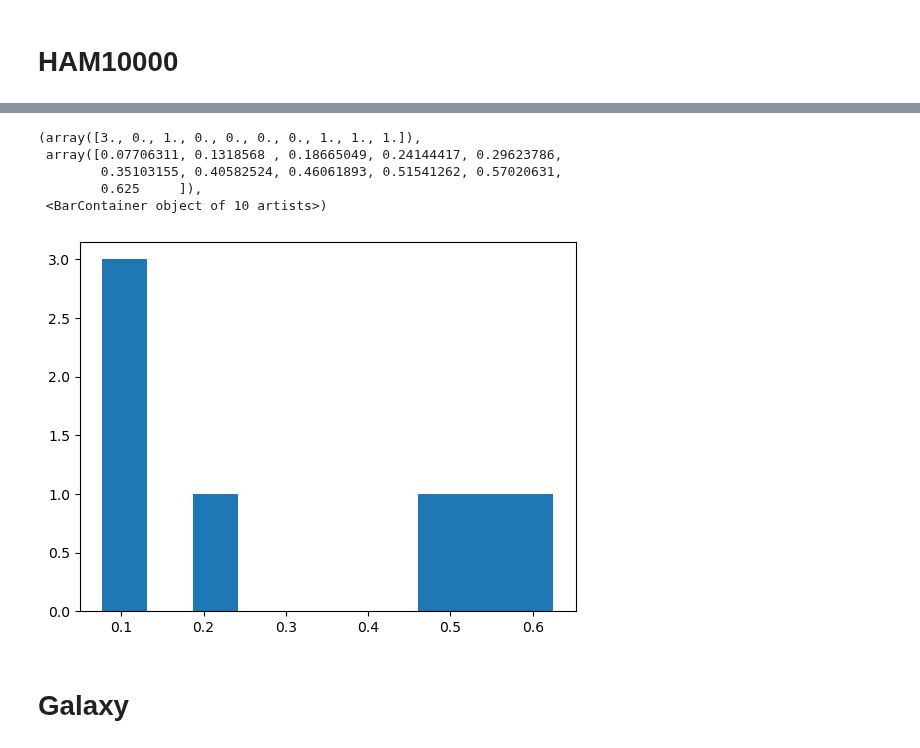
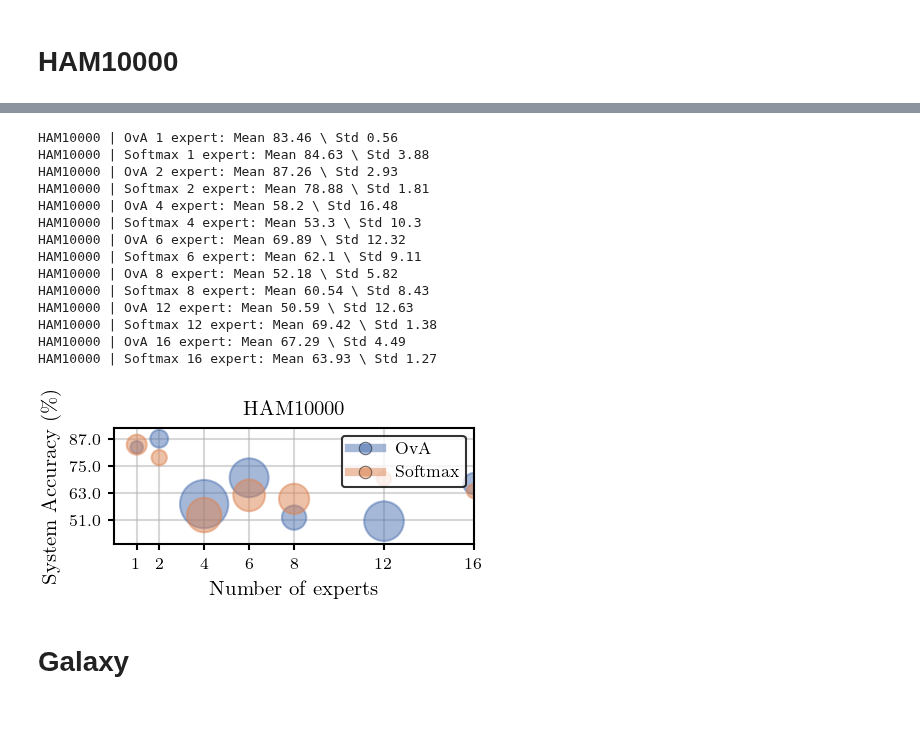
Before and after one commit to rajevv/Multi_L2D, a Jupyter notebook: CIFAR-10/results/datasets_scatter.ipynb, the cells around one changed output, grey strips where cells are left out. Cells and saved outputs as stored; diff of their text form; code cells hidden in the pictures; blank space fills up the shorter version.

Commit message:
Add other datasets accuracies. Work to have same y axis and proper format.

```diff
--- a/CIFAR-10/results/datasets_scatter.ipynb
+++ b/CIFAR-10/results/datasets_scatter.ipynb
@@ -75,12 +35,61 @@ plt.hist(ova_ham_std/max_std)
-# %%
-plt.hist(softmax_ham_std/max_std)
-# %% [output]
-(array([3., 0., 1., 0., 0., 0., 0., 1., 1., 1.]),
- array([0.07706311, 0.1318568 , 0.18665049, 0.24144417, 0.29623786,
-        0.35103155, 0.40582524, 0.46061893, 0.51541262, 0.57020631,
-        0.625     ]),
- <BarContainer object of 10 artists>)
-[figure, removed]
+# %%
+set_aistats2023_style()
+
+fig, ax = plt.subplots(1,1, sharex=True, sharey=True) # note we must use plt.subplots, not plt.subplot
+x_axis = [exp*20 for exp in exp_list]
+
+scale_mark = 5
+scale_y = 2
+for i, e in enumerate(exp_list):
+    radius_ova = ova_ham_std[i]
+    print("{} | OvA {} expert: Mean {} \ Std {}".format(dataset, e, ova_ham_mean[i], ova_ham_std[i]))
+    plt.gca().add_patch(plt.Circle((x_axis[i], ova_ham_mean[i] * scale_y), radius_ova + scale_mark, fill=True, alpha=0.5, color=cmap[0]))
+    radius_softmax = softmax_ham_std[i]
+    print("{} | Softmax {} expert: Mean {} \ Std {}".format(dataset, e, softmax_ham_mean[i], softmax_ham_std[i]))
+    plt.gca().add_patch(plt.Circle((x_axis[i], softmax_ham_mean[i] * scale_y), radius_softmax + scale_mark, fill=True, alpha=0.5, color=cmap[1]))
+
+# plt.plot(x_axis, ova_galaxy_mean, color="black", linestyle="dotted", alpha=0.5)
+# plt.plot(x_axis, softmax_galaxy_mean, color="black", linestyle="dashed", alpha=0.5)
+
+ax.set_xlim(0, 170)
+ax.set_xticks(x_axis, exp_list)
+min_y = min(min(ova_ham_mean), min(softmax_ham_mean))
+max_y = max(max(ova_ham_mean), max(softmax_ham_mean))
+ax.set_ylim(min_y*scale_y -20, max_y*scale_y +10)
+
+yticks = np.round(np.linspace(min_y, max_y, len(exp_list)))[::2]
+ax.set_yticks(yticks*scale_y, yticks)
+
+# Legend
+ova_leg = mlines.Line2D([], [], label="OvA", alpha=0.5, marker="o", color=cmap[0])
+softmax_leg = mlines.Line2D([], [], label="Softmax", alpha=0.5, marker="o", color=cmap[1])
+plt.legend(handles=[ova_leg, softmax_leg], loc="best")
+
+ax.set_ylabel(r"System Accuracy $(\%)$")
+ax.set_xlabel(r"Number of experts")
+plt.title("{}".format(dataset))
+ax.grid()
+
+# IMPORTANT! This allows to get the circles. Otherwise, ellipses!
+plt.gca().set_aspect(1, adjustable='box')
+
+plt.savefig("ham10000_systemaccuracy.pdf")
+# %% [output]
+HAM10000 | OvA 1 expert: Mean 83.46 \ Std 0.56
+HAM10000 | Softmax 1 expert: Mean 84.63 \ Std 3.88
+HAM10000 | OvA 2 expert: Mean 87.26 \ Std 2.93
+HAM10000 | Softmax 2 expert: Mean 78.88 \ Std 1.81
+HAM10000 | OvA 4 expert: Mean 58.2 \ Std 16.48
+HAM10000 | Softmax 4 expert: Mean 53.3 \ Std 10.3
+HAM10000 | OvA 6 expert: Mean 69.89 \ Std 12.32
+HAM10000 | Softmax 6 expert: Mean 62.1 \ Std 9.11
+HAM10000 | OvA 8 expert: Mean 52.18 \ Std 5.82
+HAM10000 | Softmax 8 expert: Mean 60.54 \ Std 8.43
+HAM10000 | OvA 12 expert: Mean 50.59 \ Std 12.63
+HAM10000 | Softmax 12 expert: Mean 69.42 \ Std 1.38
+HAM10000 | OvA 16 expert: Mean 67.29 \ Std 4.49
+HAM10000 | Softmax 16 expert: Mean 63.93 \ Std 1.27
+[figure, added]
 # %% [markdown]
 # Galaxy
 # %%
```
Also changed, not shown: parts of 11 cells of this notebook.
